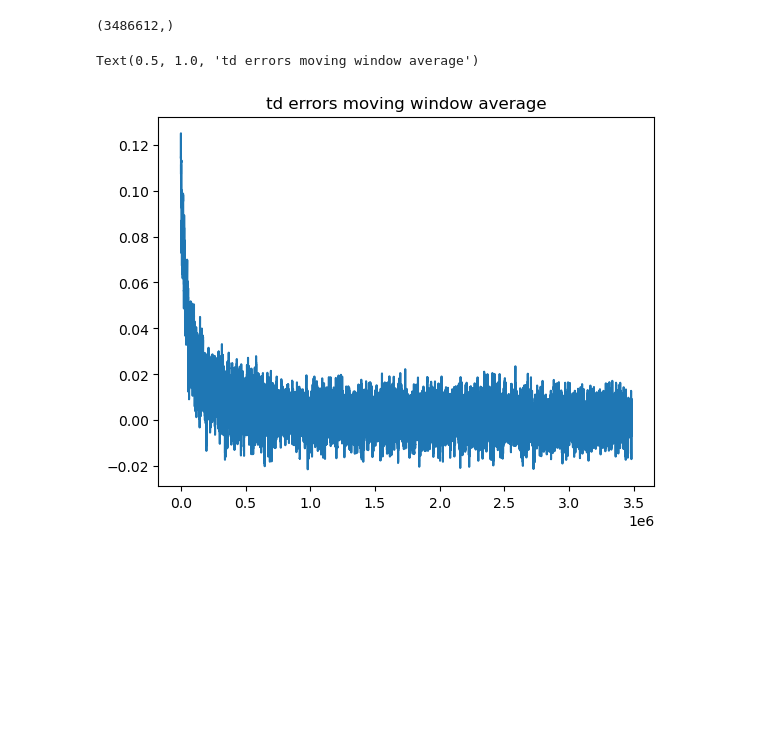
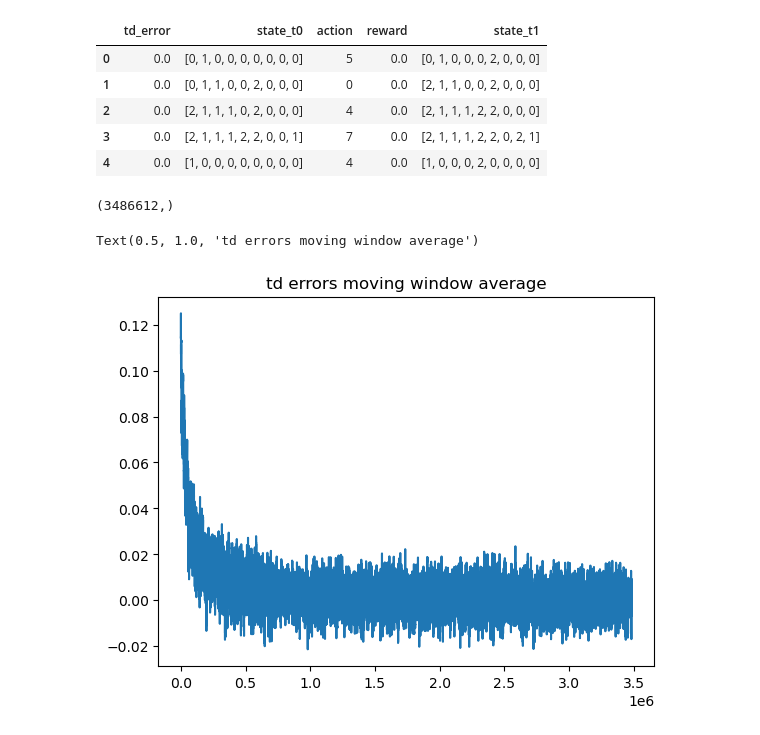
Before and after one commit to jamesGadoury/tic-tac-toe-ui, a Jupyter notebook: tic-tac-toe-rl/training_analysis.ipynb, the cells around one changed output. Drawn from its saved outputs; the diff is of its cells as text; code cells hidden in the pictures; blank space fills up the shorter version.

```diff
--- a/tic-tac-toe-rl/training_analysis.ipynb
+++ b/tic-tac-toe-rl/training_analysis.ipynb
@@ -7,11 +7,16 @@ from tic_tac_toe import GameState
-# %%
-training_dir = Path("./outputs/1753571632527341964")
-td_error_path = training_dir / "td_error.json"
-rewards_path = training_dir / "rewards.json"
-outcomes_path = training_dir / "outcomes.json"
-td_errors = np.array(json.load(open(td_error_path, "r")))
-rewards = np.array(json.load(open(rewards_path, "r")))
-outcomes = np.array(json.load(open(outcomes_path, "r")))
+# %%
+training_dir = Path("./outputs/1753573075154532549/")
+episodes_pth = training_dir / "episodes.json"
+episodes = DataFrame.from_dict(json.load(open(episodes_pth, "r")))
+# %%
+episodes.head()
+# %% [output]
+|  | td_error | state_t0 | action | reward | state_t1 |
+| 0 | 0.0 | [0, 1, 0, 0, 0, 0, 0, 0, 0] | 5 | 0.0 | [0, 1, 0, 0, 0, 2, 0, 0, 0] |
+| 1 | 0.0 | [0, 1, 1, 0, 0, 2, 0, 0, 0] | 0 | 0.0 | [2, 1, 1, 0, 0, 2, 0, 0, 0] |
+| 2 | 0.0 | [2, 1, 1, 1, 0, 2, 0, 0, 0] | 4 | 0.0 | [2, 1, 1, 1, 2, 2, 0, 0, 0] |
+| 3 | 0.0 | [2, 1, 1, 1, 2, 2, 0, 0, 1] | 7 | 0.0 | [2, 1, 1, 1, 2, 2, 0, 2, 1] |
+| 4 | 0.0 | [1, 0, 0, 0, 0, 0, 0, 0, 0] | 4 | 0.0 | [1, 0, 0, 0, 2, 0, 0, 0, 0] |
 # %%
 td_errors.shape
 # %% [output]
```
Also changed, not shown: parts of 2 cells of this notebook, 3 other files.
